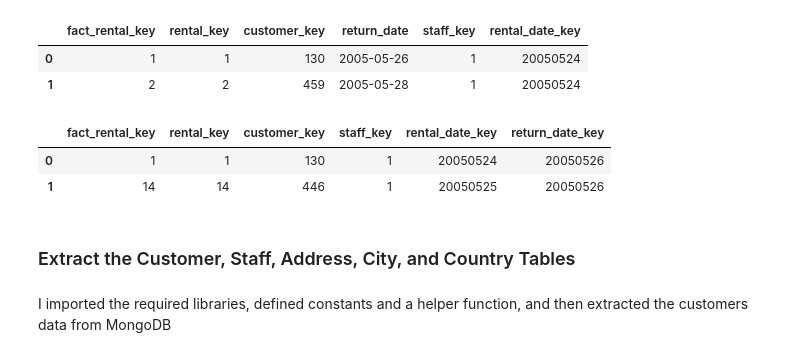
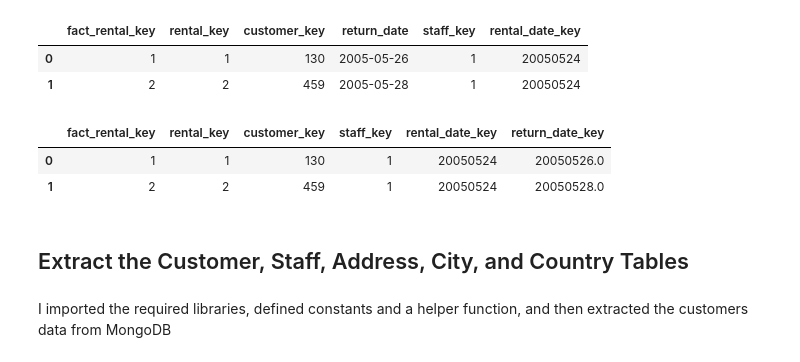
Before and after one commit to jasongir/ds2002-data-project-1, a Jupyter notebook: Project 1.ipynb, the cells around one changed output. Saved outputs shown, nothing was run; the diff lists cells and outputs as text; code cells hidden in the pictures.

Commit message:
Changed merge with datetime to left join

```diff
--- a/Project 1.ipynb
+++ b/Project 1.ipynb
@@ -171,8 +173,8 @@ df_dim_date.head(2)
 # substituting rental_date_key for rental_date
 df_dim_rental_date = df_dim_date.rename(columns={
     "date_key": "rental_date_key",
-    "full_date": "rental_date"})
-df_rental = pd.merge(df_rental, df_dim_rental_date, on="rental_date", how="inner")
+    "full_date": "rental_date" })
+df_rental = pd.merge(df_rental, df_dim_rental_date, on="rental_date", how="left")
 df_rental.drop(["rental_date"], axis=1, inplace=True)
 df_rental.head(2)
 # %% [output]
@@ -182,15 +184,17 @@ df_rental.head(2)
 # %%
 # substituting return_date_key for return_date
 df_dim_return_date = df_dim_date.rename(columns={
     "date_key": "return_date_key",
-    "full_date": "return_date"})
-df_rental = pd.merge(df_rental, df_dim_return_date, on="return_date", how="inner")
+    "full_date": "return_date" })
+
+df_rental = pd.merge(df_rental, df_dim_return_date, on="return_date", how="left")
+
 df_rental.drop(["return_date"], axis=1, inplace=True)
 df_rental.head(2)
 # %% [output]
 |  | fact_rental_key | rental_key | customer_key | staff_key | rental_date_key | return_date_key |
-| 0 | 1 | 1 | 130 | 1 | 20050524 | 20050526 |
-| 1 | 14 | 14 | 446 | 1 | 20050525 | 20050526 |
+| 0 | 1 | 1 | 130 | 1 | 20050524 | 20050526.0 |
+| 1 | 2 | 2 | 459 | 1 | 20050524 | 20050528.0 |
 # %%
 # Insert/load the newly transformed fact_rentals data into sakila_dw
 set_sql_dataframe(
@@ -201,7 +205,7 @@ set_sql_dataframe(
     db_operation="insert"
 )
 # %% [markdown]
-### Extract the Customer, Staff, Address, City, and Country Tables
+## Extract the Customer, Staff, Address, City, and Country Tables
 
 <!-- I will then load all the tables required for the dim_customer and dim_staff tables (customer, address, city, country, staff) -->
 # %% [markdown]
```
Also changed, not shown: parts of 10 cells of this notebook.
